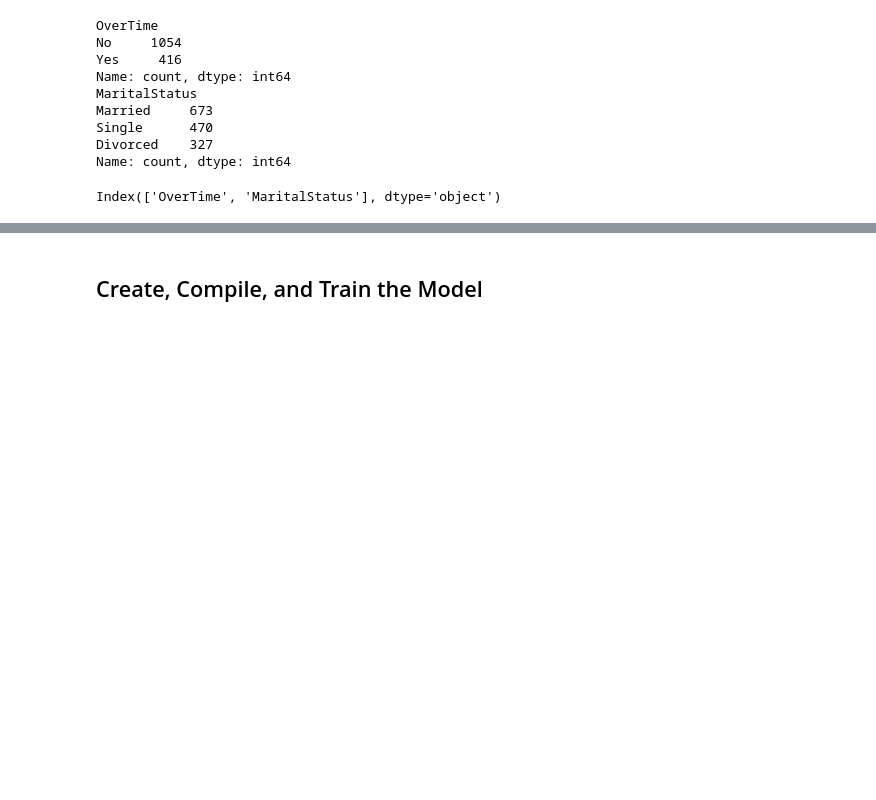
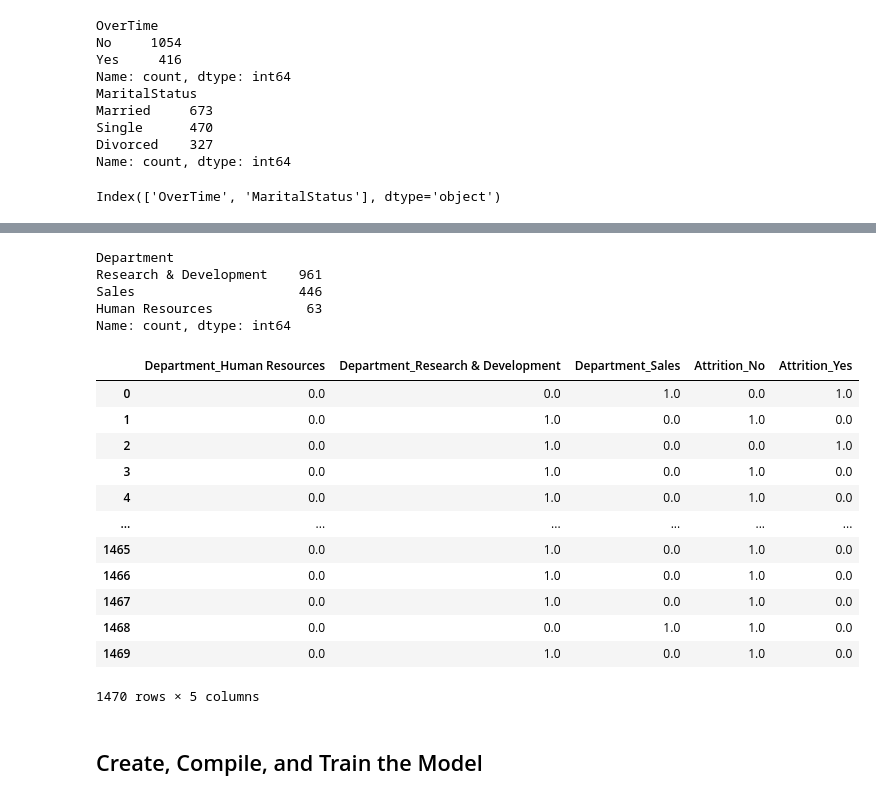
Before and after one commit to aVa7889/Attrition, a Jupyter notebook: attrition.ipynb, the cells around one changed output, grey strips where cells are left out. Drawn from its saved outputs; the diff is of its cells as text; code cells hidden in the pictures; blank space fills up the shorter version.

```diff
--- a/attrition.ipynb
+++ b/attrition.ipynb
@@ -264,0 +204,39 @@ X_train, X_test, y_Department_train, y_Department_test, y_Attrition_train, y_Att
+# %%
+y_df['Department'].value_counts()
+# %% [output]
+Department
+Research & Development    961
+Sales                     446
+Human Resources            63
+Name: count, dtype: int64
+# %%
+encoder_dept = OneHotEncoder(handle_unknown='ignore', sparse_output=False)
+encoded_dept = encoder_dept.fit_transform(y_df[['Department']])
+department_columns = encoder_dept.get_feature_names_out(['Department'])
+df_encoded_dept = pd.DataFrame(encoded_dept, columns=department_columns)
+
+encoder_attr = OneHotEncoder(handle_unknown='ignore', sparse_output=False)
+encoded_attr = encoder_attr.fit_transform(y_df[['Attrition']])
+attrition_columns = encoder_attr.get_feature_names_out(['Attrition'])
+df_encoded_attr = pd.DataFrame(encoded_attr, columns=attrition_columns)
+
+y_processed_df = pd.concat([
+    df_encoded_dept,
+    df_encoded_attr
+    ], axis=1)
+
+y_processed_df
+# %% [output]
+|  | Department_Human Resources | Department_Research & Development | Department_Sales | Attrition_No | Attrition_Yes |
+| 0 | 0.0 | 0.0 | 1.0 | 0.0 | 1.0 |
+| 1 | 0.0 | 1.0 | 0.0 | 1.0 | 0.0 |
+| 2 | 0.0 | 1.0 | 0.0 | 0.0 | 1.0 |
+| 3 | 0.0 | 1.0 | 0.0 | 1.0 | 0.0 |
+| 4 | 0.0 | 1.0 | 0.0 | 1.0 | 0.0 |
+| ... | ... | ... | ... | ... | ... |
+| 1465 | 0.0 | 1.0 | 0.0 | 1.0 | 0.0 |
+| 1466 | 0.0 | 1.0 | 0.0 | 1.0 | 0.0 |
+| 1467 | 0.0 | 1.0 | 0.0 | 1.0 | 0.0 |
+| 1468 | 0.0 | 0.0 | 1.0 | 1.0 | 0.0 |
+| 1469 | 0.0 | 1.0 | 0.0 | 1.0 | 0.0 |
+1470 rows × 5 columns
```
Also changed, not shown: parts of 25 cells of this notebook.
